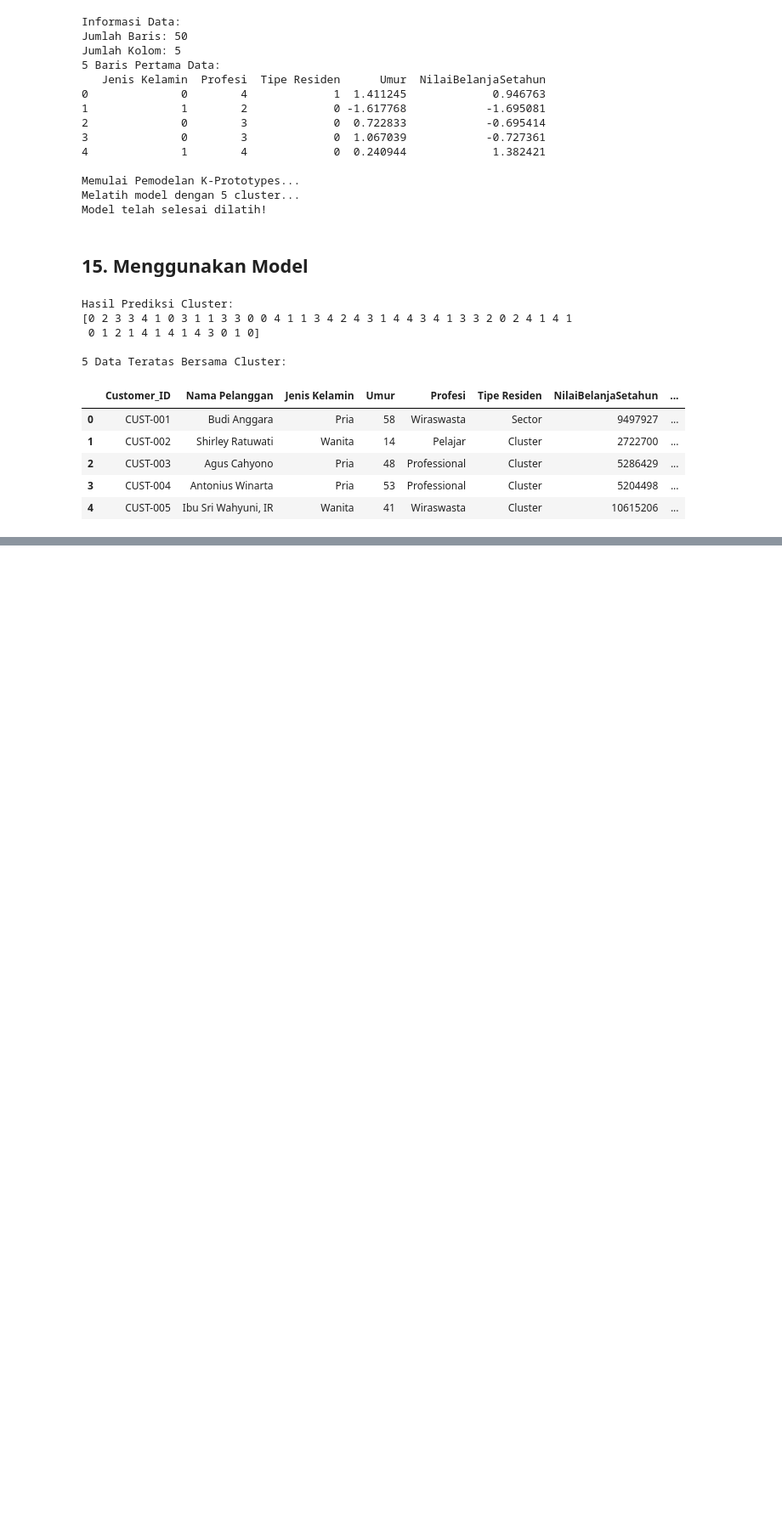
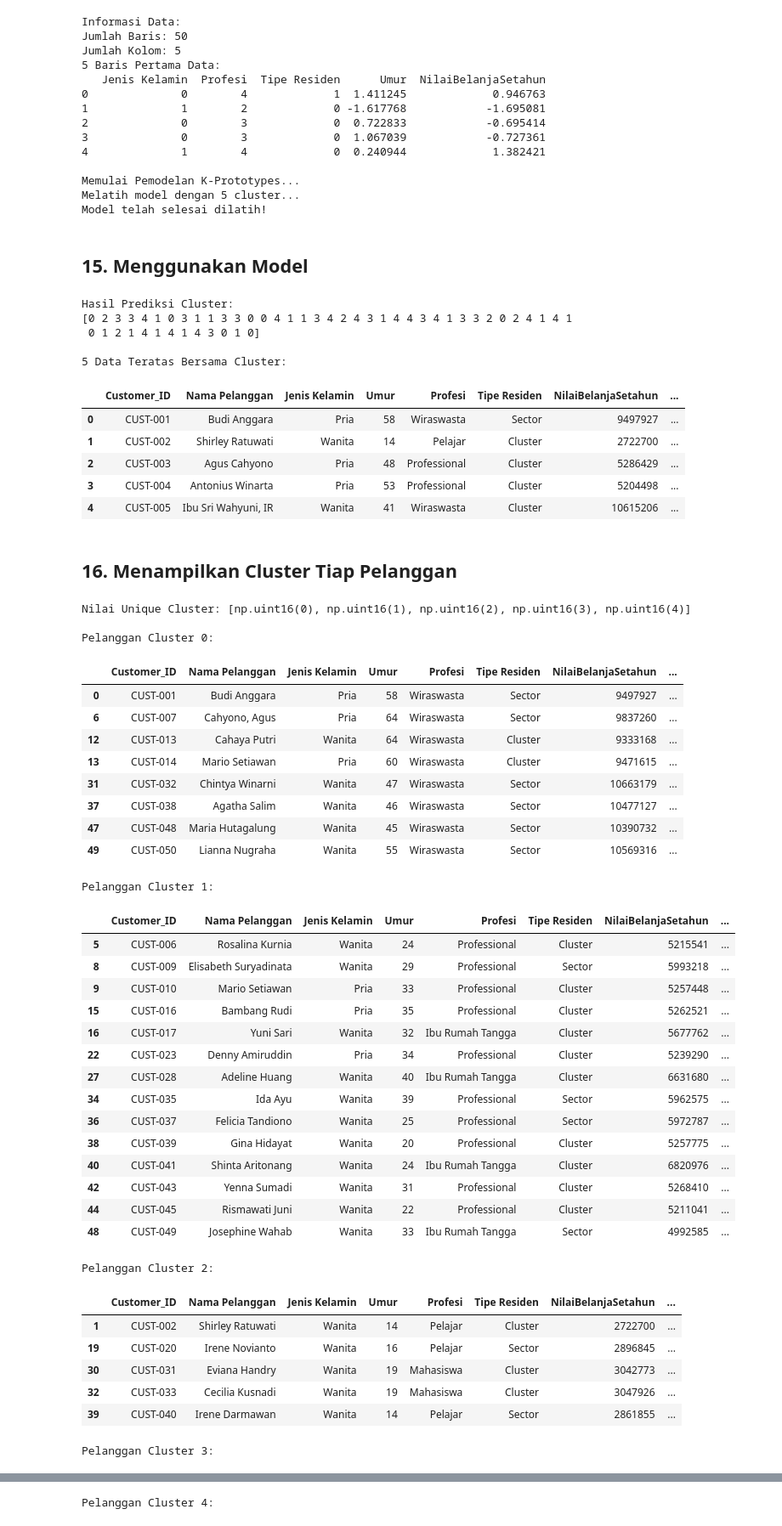
Before and after one commit to UsepSyaikalArifin/basic_machine_learning, a Jupyter notebook: data_science_in_marketing_customer_segmentation_with_python.ipynb, the cells around one changed output, grey strips where cells are left out. Shown at 85% size. Drawn from its saved outputs; the diff is of its cells as text; code cells hidden in the pictures; blank space fills up the shorter version.

Commit message:
Menampilkan Cluster Tiap Pelanggan

```diff
--- a/data_science_in_marketing_customer_segmentation_with_python.ipynb
+++ b/data_science_in_marketing_customer_segmentation_with_python.ipynb
@@ -507,3 +507,48 @@ Hasil Prediksi Cluster:
 | 2 | CUST-003 | Agus Cahyono | Pria | 48 | Professional | Cluster | 5286429 | ... |
 | 3 | CUST-004 | Antonius Winarta | Pria | 53 | Professional | Cluster | 5204498 | ... |
 | 4 | CUST-005 | Ibu Sri Wahyuni, IR | Wanita | 41 | Wiraswasta | Cluster | 10615206 | ... |
+# %% [markdown]
+<h2>16. Menampilkan Cluster Tiap Pelanggan</h2>
+# %%
+# Menampilkan data pelanggan berdasarkan cluster
+print(f"Nilai Unique Cluster: {sorted(df_final['cluster'].unique())}")
+for i in sorted(df_final['cluster'].unique()):
+    print(f"\nPelanggan Cluster {i}:")
+    display(df_final[df_final['cluster'] == i])
+# %% [output]
+Nilai Unique Cluster: [np.uint16(0), np.uint16(1), np.uint16(2), np.uint16(3), np.uint16(4)]
+
+Pelanggan Cluster 0:
+|  | Customer_ID | Nama Pelanggan | Jenis Kelamin | Umur | Profesi | Tipe Residen | NilaiBelanjaSetahun | ... |
+| 0 | CUST-001 | Budi Anggara | Pria | 58 | Wiraswasta | Sector | 9497927 | ... |
+| 6 | CUST-007 | Cahyono, Agus | Pria | 64 | Wiraswasta | Sector | 9837260 | ... |
+| 12 | CUST-013 | Cahaya Putri | Wanita | 64 | Wiraswasta | Cluster | 9333168 | ... |
+| 13 | CUST-014 | Mario Setiawan | Pria | 60 | Wiraswasta | Cluster | 9471615 | ... |
+| 31 | CUST-032 | Chintya Winarni | Wanita | 47 | Wiraswasta | Sector | 10663179 | ... |
+| 37 | CUST-038 | Agatha Salim | Wanita | 46 | Wiraswasta | Sector | 10477127 | ... |
+| 47 | CUST-048 | Maria Hutagalung | Wanita | 45 | Wiraswasta | Sector | 10390732 | ... |
+| 49 | CUST-050 | Lianna Nugraha | Wanita | 55 | Wiraswasta | Sector | 10569316 | ... |
+Pelanggan Cluster 1:
+|  | Customer_ID | Nama Pelanggan | Jenis Kelamin | Umur | Profesi | Tipe Residen | NilaiBelanjaSetahun | ... |
+| 5 | CUST-006 | Rosalina Kurnia | Wanita | 24 | Professional | Cluster | 5215541 | ... |
+| 8 | CUST-009 | Elisabeth Suryadinata | Wanita | 29 | Professional | Sector | 5993218 | ... |
+| 9 | CUST-010 | Mario Setiawan | Pria | 33 | Professional | Cluster | 5257448 | ... |
+| 15 | CUST-016 | Bambang Rudi | Pria | 35 | Professional | Cluster | 5262521 | ... |
+| 16 | CUST-017 | Yuni Sari | Wanita | 32 | Ibu Rumah Tangga | Cluster | 5677762 | ... |
+| 22 | CUST-023 | Denny Amiruddin | Pria | 34 | Professional | Cluster | 5239290 | ... |
+| 27 | CUST-028 | Adeline Huang | Wanita | 40 | Ibu Rumah Tangga | Cluster | 6631680 | ... |
+| 34 | CUST-035 | Ida Ayu | Wanita | 39 | Professional | Sector | 5962575 | ... |
+| 36 | CUST-037 | Felicia Tandiono | Wanita | 25 | Professional | Sector | 5972787 | ... |
+| 38 | CUST-039 | Gina Hidayat | Wanita | 20 | Professional | Cluster | 5257775 | ... |
+| 40 | CUST-041 | Shinta Aritonang | Wanita | 24 | Ibu Rumah Tangga | Cluster | 6820976 | ... |
+| 42 | CUST-043 | Yenna Sumadi | Wanita | 31 | Professional | Cluster | 5268410 | ... |
+| 44 | CUST-045 | Rismawati Juni | Wanita | 22 | Professional | Cluster | 5211041 | ... |
+| 48 | CUST-049 | Josephine Wahab | Wanita | 33 | Ibu Rumah Tangga | Sector | 4992585 | ... |
+Pelanggan Cluster 2:
+|  | Customer_ID | Nama Pelanggan | Jenis Kelamin | Umur | Profesi | Tipe Residen | NilaiBelanjaSetahun | ... |
+| 1 | CUST-002 | Shirley Ratuwati | Wanita | 14 | Pelajar | Cluster | 2722700 | ... |
+| 19 | CUST-020 | Irene Novianto | Wanita | 16 | Pelajar | Sector | 2896845 | ... |
+| 30 | CUST-031 | Eviana Handry | Wanita | 19 | Mahasiswa | Cluster | 3042773 | ... |
+| 32 | CUST-033 | Cecilia Kusnadi | Wanita | 19 | Mahasiswa | Cluster | 3047926 | ... |
+| 39 | CUST-040 | Irene Darmawan | Wanita | 14 | Pelajar | Sector | 2861855 | ... |
+Pelanggan Cluster 3:
@@ -509,0 +567 @@ Hasil Prediksi Cluster:
+Pelanggan Cluster 4:
```
Also changed, not shown: parts of 1 cell of this notebook.
